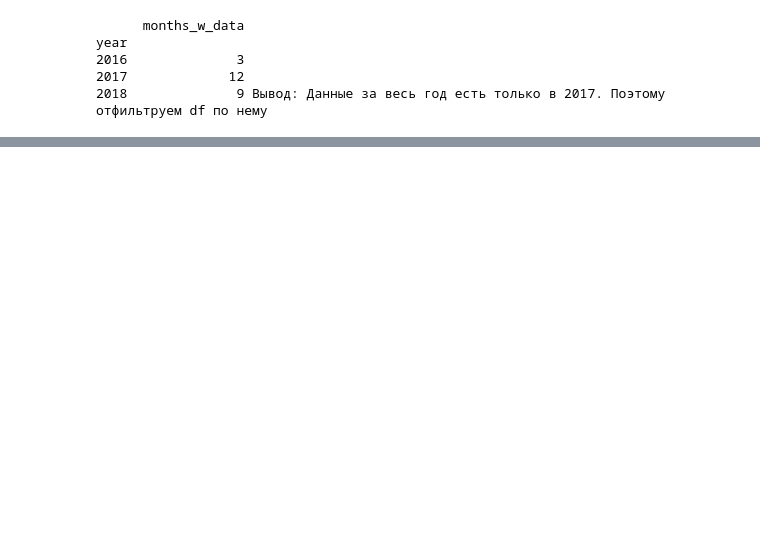
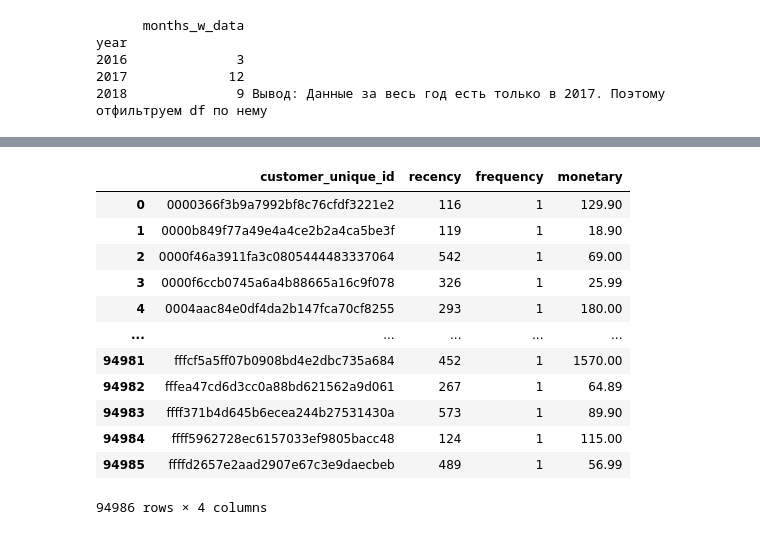
Before and after one commit to xeha/ecommerce_project, a Jupyter notebook: ecommerce_project.ipynb, the cells around one changed output, grey strips where cells are left out. Cells and saved outputs as stored; diff of their text form; code cells hidden in the pictures; blank space fills up the shorter version.

```diff
--- a/ecommerce_project.ipynb
+++ b/ecommerce_project.ipynb
@@ -495,16 +500,28 @@ all_orders = pd.merge(all_orders,sum_f_orders[['order_id','price']],how='left',o
 # %%
-# Оставляем только нужные колонки из df
-orders_to_rfm = all_orders[['order_id','customer_unique_id','order_purchase_timestamp','price']].copy()
+# Создаем df для RFM анализа
+
+price_for_rfm_df = bought_items_df[['order_price','order_id']].drop_duplicates(subset='order_id')
+
+df_4_rfm = true_orders_df[['order_id','order_purchase_timestamp','customer_unique_id']].merge(price_for_rfm_df[['order_price','order_id']],how='left',on='order_id')
 # Создаем колонку последней даты, относительно нее будем считать Recency
-now = orders_to_rfm.order_purchase_timestamp.max()+timedelta(days=1)
+now = df_4_rfm.order_purchase_timestamp.max()+timedelta(days=1)
 # Для каждого заказа считаем кол-во прошедших дней
-orders_to_rfm['days_since_order'] = orders_to_rfm['order_purchase_timestamp'].apply(lambda x: (now - x).days)
+df_4_rfm['days_since_order'] = df_4_rfm['order_purchase_timestamp'].apply(lambda x: (now - x).days)
 # Группируем df по клиенту и рассяитываем r-f-m
-# Recency - время от последней покупки до текущей даты (now)
-# Frequency - кол-во заказов на пользователя
-# Monetary - сумма от всех заказов клиента
-rfm_df = orders_to_rfm.groupby('customer_unique_id', as_index=False)\
-                        .agg(recency=('days_since_order','min'),frequency = ('order_id','nunique'),monetary = ('price','sum'))\
-                        .reset_index()
-# Для разделения в Recency и Monetary используем qcut , чтобы разделить базовые данные на интервалы равного размера. Эта Функция определяет интервалы с использованием
-# процентилей на основе распределения данных, а не фактических числовых границ интервалов.
+rfm_df = df_4_rfm.groupby('customer_unique_id', as_index=False)\
+                        .agg(recency=('days_since_order','min'),frequency = ('order_id','nunique'),monetary = ('order_price','sum'))
+rfm_df
+# %% [output]
+|  | customer_unique_id | recency | frequency | monetary |
+| 0 | 0000366f3b9a7992bf8c76cfdf3221e2 | 116 | 1 | 129.90 |
+| 1 | 0000b849f77a49e4a4ce2b2a4ca5be3f | 119 | 1 | 18.90 |
+| 2 | 0000f46a3911fa3c0805444483337064 | 542 | 1 | 69.00 |
+| 3 | 0000f6ccb0745a6a4b88665a16c9f078 | 326 | 1 | 25.99 |
+| 4 | 0004aac84e0df4da2b147fca70cf8255 | 293 | 1 | 180.00 |
+| ... | ... | ... | ... | ... |
+| 94981 | fffcf5a5ff07b0908bd4e2dbc735a684 | 452 | 1 | 1570.00 |
+| 94982 | fffea47cd6d3cc0a88bd621562a9d061 | 267 | 1 | 64.89 |
+| 94983 | ffff371b4d645b6ecea244b27531430a | 573 | 1 | 89.90 |
+| 94984 | ffff5962728ec6157033ef9805bacc48 | 124 | 1 | 115.00 |
+| 94985 | ffffd2657e2aad2907e67c3e9daecbeb | 489 | 1 | 56.99 |
+94986 rows × 4 columns
```
Also changed, not shown: parts of 21 cells of this notebook.
